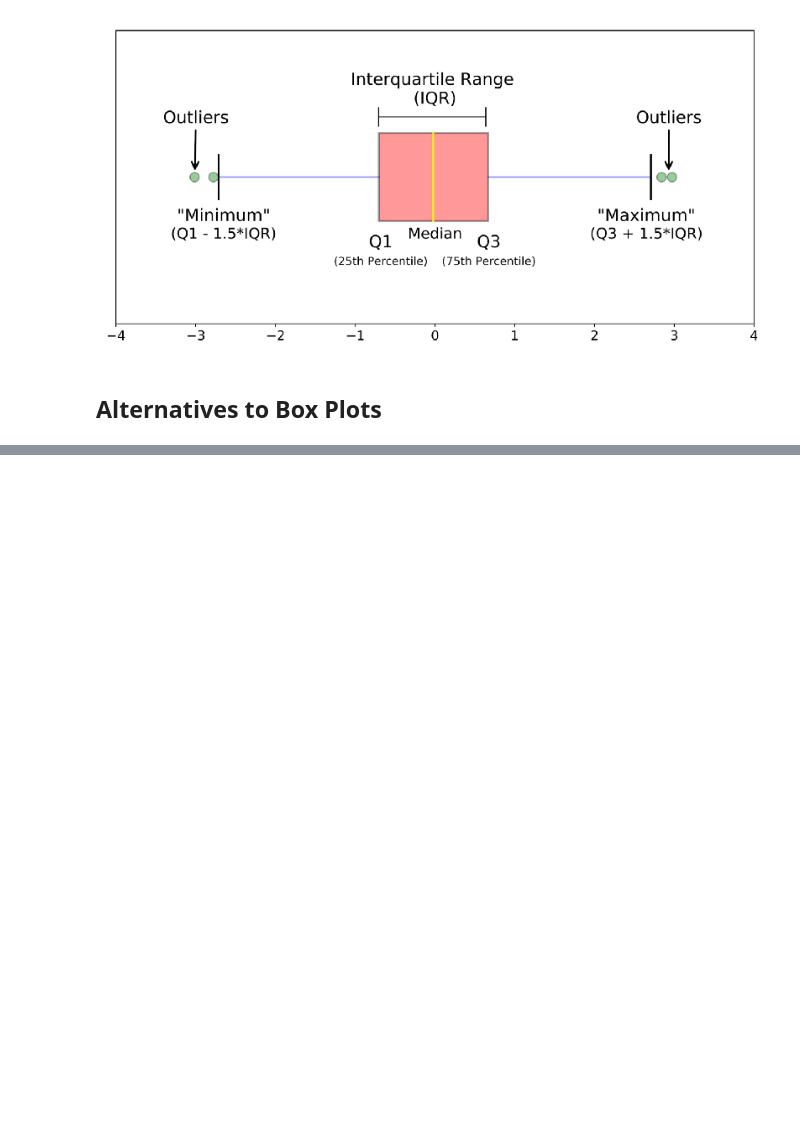
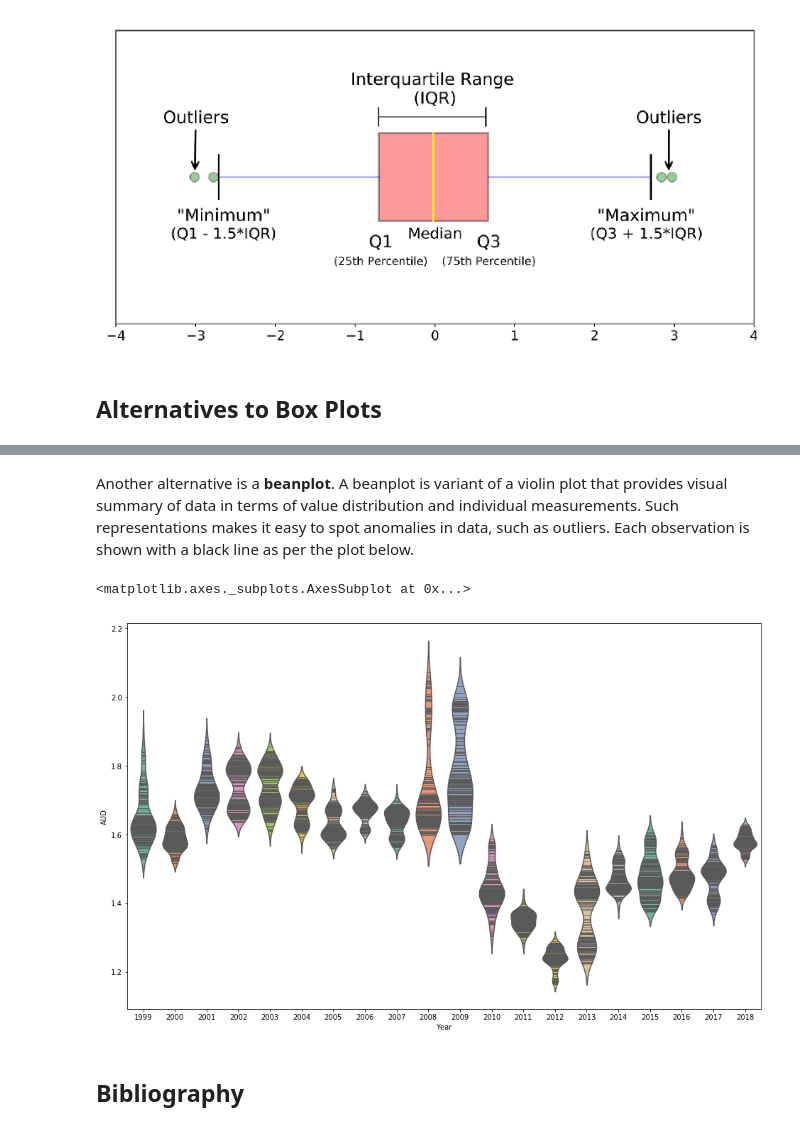
Before and after one commit to donalcarr/DC_Box-Plots, a Jupyter notebook: Assignment - Box Plots.ipynb, the cells around one changed output, grey strips where cells are left out. Cells and saved outputs as stored; diff of their text form; code cells hidden in the pictures; blank space fills up the shorter version.

```diff
--- a/Assignment - Box Plots.ipynb
+++ b/Assignment - Box Plots.ipynb
@@ -100,0 +97,14 @@ Image(filename="BP.jpg")
+# %% [markdown]
+Another alternative is a **beanplot**. A beanplot is variant of a violin plot that provides visual summary of data in terms of value distribution and individual measurements. Such representations makes it easy to spot anomalies in data, such as outliers. Each observation is shown with a black line as per the plot below.
+# %%
+## https://seaborn.pydata.org/generated/seaborn.violinplot.html ##
+fig = plt.gcf()
+fig.set_size_inches( 16, 10)
+sns.violinplot(x="Year", y="AUD",
+                    data=fx, palette="Set2", split=True,
+                    scale="count", inner="stick")
+# %% [output]
+<matplotlib.axes._subplots.AxesSubplot at 0x...>
+[figure, added]
+# %% [markdown]
+## Bibliography
```
Also changed, not shown: parts of 8 cells of this notebook.
